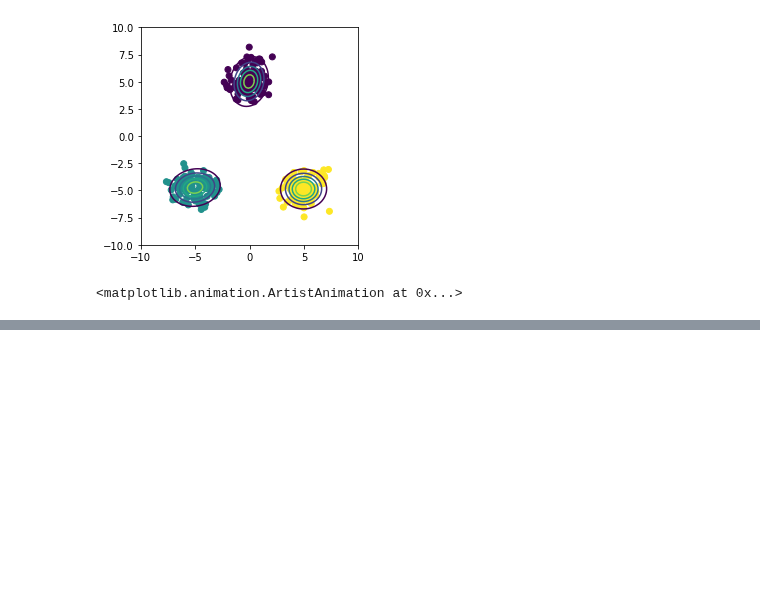
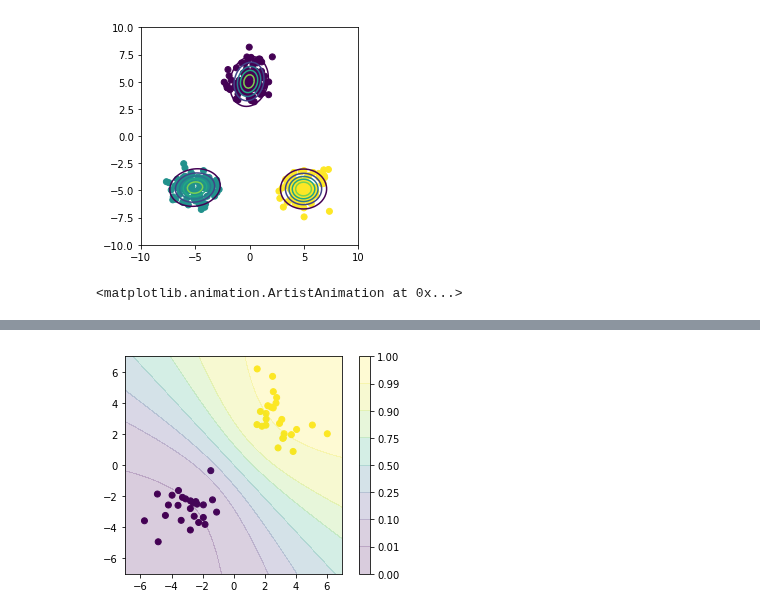
Before and after one commit to ctgk/PRML, a Jupyter notebook: notebooks/ch10_Approximate_Inference.ipynb, the cells around one changed output, grey strips where cells are left out. Cells and saved outputs as stored; diff of their text form; code cells hidden in the pictures; blank space fills up the shorter version.

```diff
--- a/notebooks/ch10_Approximate_Inference.ipynb
+++ b/notebooks/ch10_Approximate_Inference.ipynb
@@ -59,0 +96,25 @@ anim
+# %%
+def create_toy_data(add_outliers=False, add_class=False):
+    x0 = np.random.normal(size=50).reshape(-1, 2) - 3.
+    x1 = np.random.normal(size=50).reshape(-1, 2) + 3.
+    return np.concatenate([x0, x1]), np.concatenate([np.zeros(25), np.ones(25)]).astype(np.int)
+x_train, y_train = create_toy_data()
+x0, x1 = np.meshgrid(np.linspace(-7, 7, 100), np.linspace(-7, 7, 100))
+x = np.array([x0, x1]).reshape(2, -1).T
+feature = PolynomialFeatures(degree=1)
+X_train = feature.transform(x_train)
+X = feature.transform(x)
+# %%
+vlr = VariationalLogisticRegressor()
+vlr.fit(X_train, y_train)
+y = vlr.predict_proba(X).reshape(100, 100)
+
+plt.scatter(x_train[:, 0], x_train[:, 1], c=y_train)
+plt.contourf(x0, x1, y, np.array([0., 0.01, 0.1, 0.25, 0.5, 0.75, 0.9, 0.99, 1.]), alpha=0.2)
+plt.colorbar()
+plt.xlim(-7, 7)
+plt.ylim(-7, 7)
+plt.gca().set_aspect('equal', adjustable='box')
+plt.show()
+# %% [output]
+[figure, added]
```
Also changed, not shown: parts of 5 cells of this notebook, 4 other files.
